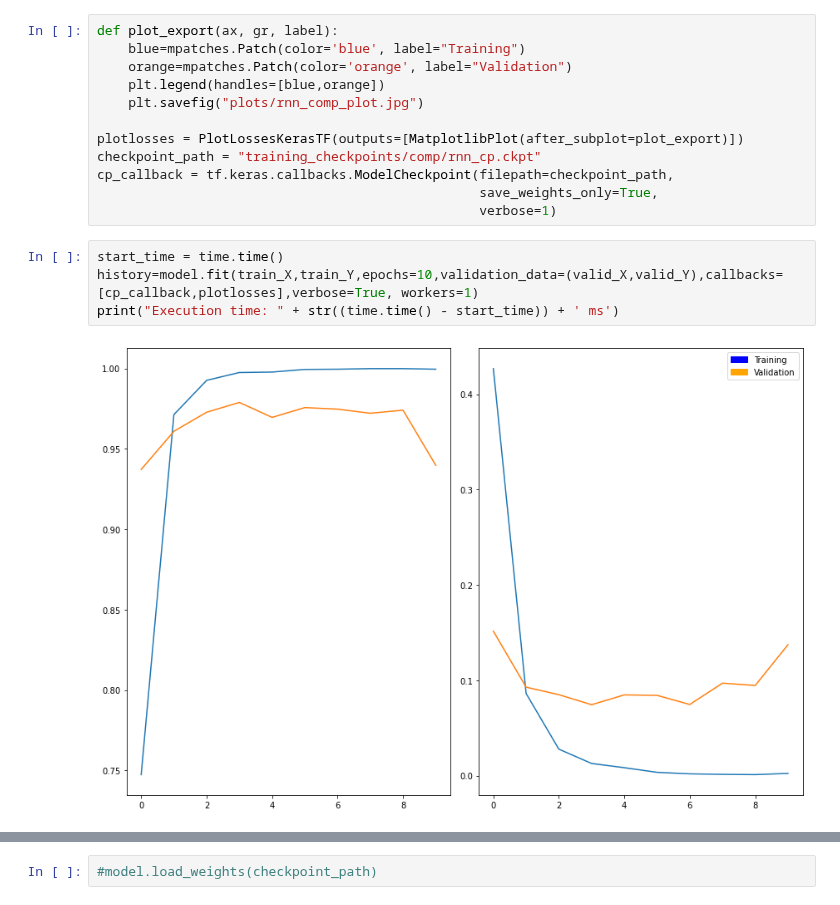
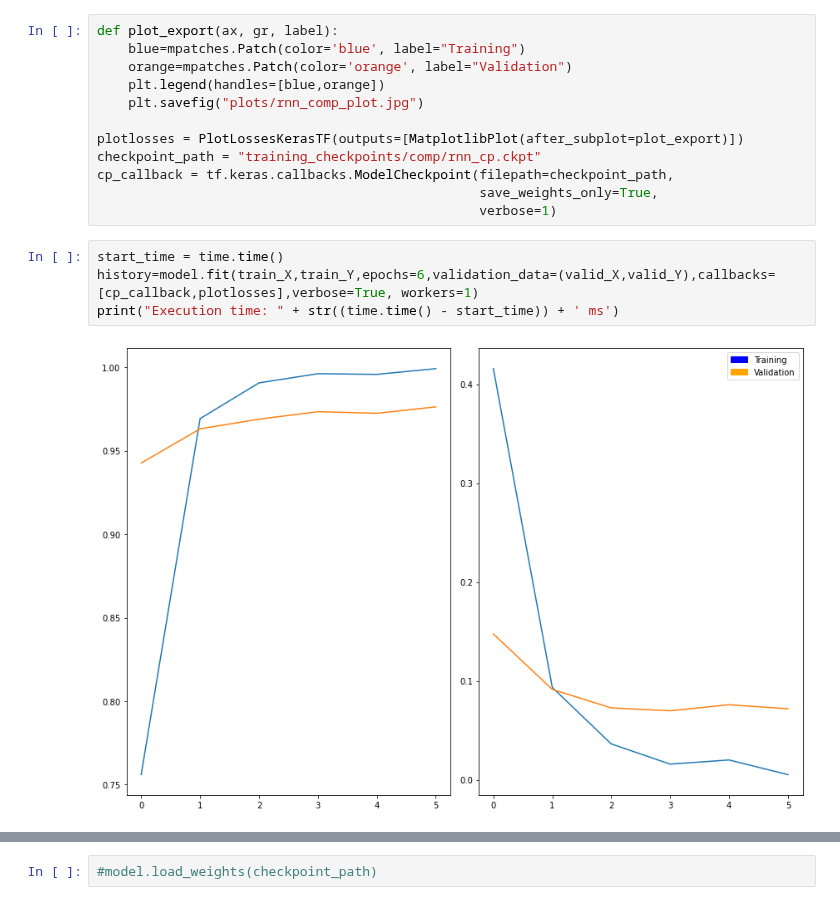
Before and after one commit to Squishy123/CPS803-Project, a Jupyter notebook: src/models/rnn/rnn_comp.ipynb, the cells around one changed output, grey strips where cells are left out. Drawn from its saved outputs; the diff is of its cells as text.

Commit message:
added rnn plots

```diff
--- a/src/models/rnn/rnn_comp.ipynb
+++ b/src/models/rnn/rnn_comp.ipynb
@@ -77,7 +77,7 @@ cp_callback = tf.keras.callbacks.ModelCheckpoint(filepath=checkpoint_path,
                                                  verbose=1)
 # %%
 start_time = time.time()
-history=model.fit(train_X,train_Y,epochs=10,validation_data=(valid_X,valid_Y),callbacks=[cp_callback,plotlosses],verbose=True, workers=1)
+history=model.fit(train_X,train_Y,epochs=6,validation_data=(valid_X,valid_Y),callbacks=[cp_callback,plotlosses],verbose=True, workers=1)
 print("Execution time: " + str((time.time() - start_time)) + ' ms')
 # %% [output]
-[figure, old version]
+[figure, new version]
```
Also changed, not shown: parts of 2 cells of this notebook, 13 other files.
